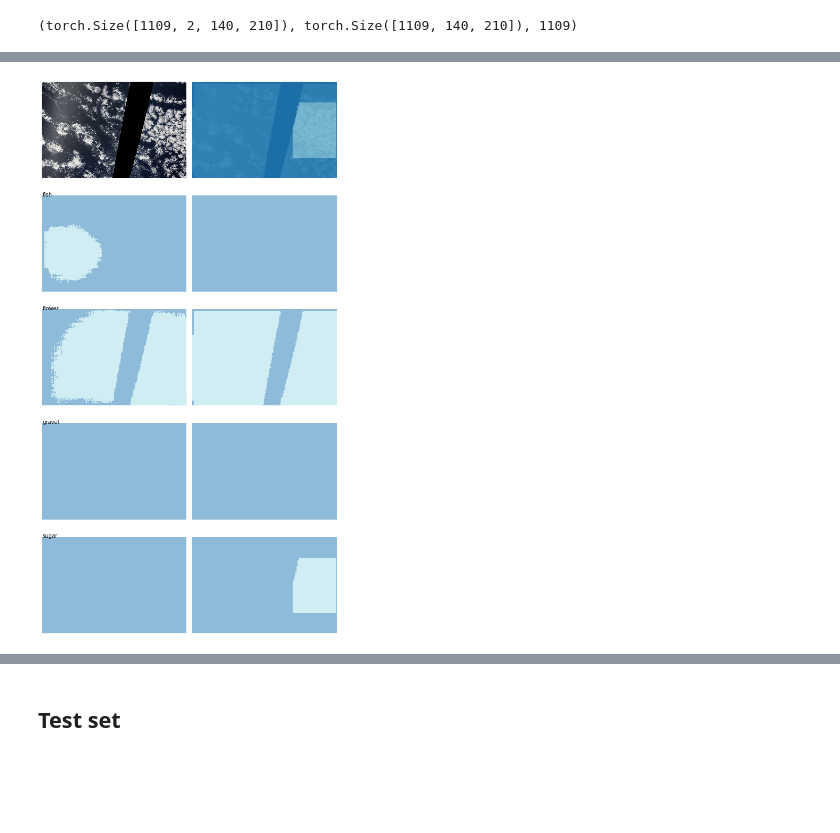
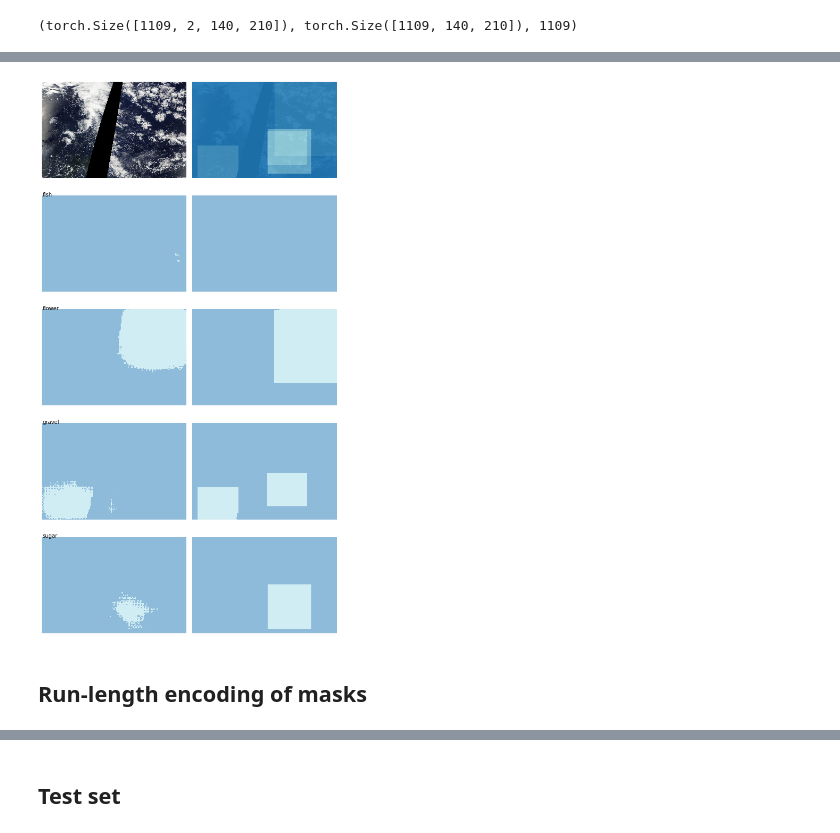
Before and after one commit to qAp/kgl_clouds, a Jupyter notebook: multicloudtype-gcp.ipynb, the cells around one changed output, grey strips where cells are left out. Drawn from its saved outputs; the diff is of its cells as text; code cells hidden in the pictures; blank space fills up the shorter version.

```diff
--- a/multicloudtype-gcp.ipynb
+++ b/multicloudtype-gcp.ipynb
@@ -632,6 +614,8 @@ def show_image_pred_targ(learn, predmasks, targs, idx=0):
 # %%
 predmasks = preds2predmasks(preds)
 # %%
-fig, axs = show_image_pred_targ(learn, predmasks, targs, idx=23)
+fig, axs = show_image_pred_targ(learn, predmasks, targs, idx=31)
 # %% [output]
-[figure, old version]
+[figure, new version]
+# %% [markdown]
+## Run-length encoding of masks
```
Also changed, not shown: parts of 18 cells of this notebook.
